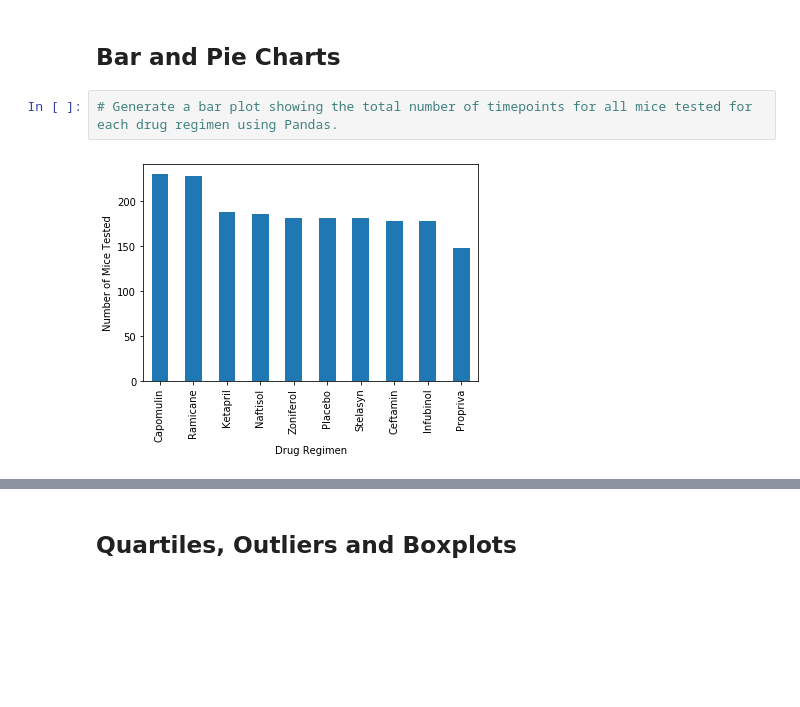
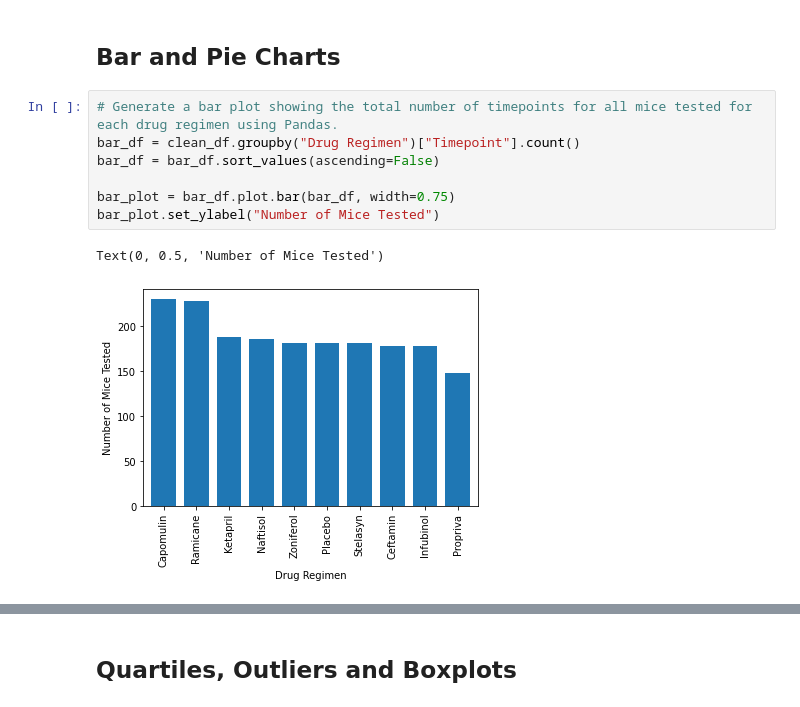
Before and after one commit to VincentGordon-Data-Analyst/matplotlib-challenge, a Jupyter notebook: Pymaceuticals/pymaceuticals_starter.ipynb, the cells around one changed output, grey strips where cells are left out. Cells and saved outputs as stored; diff of their text form; blank space fills up the shorter version.

Commit message:
Add bar and pie charts

```diff
--- a/Pymaceuticals/pymaceuticals_starter.ipynb
+++ b/Pymaceuticals/pymaceuticals_starter.ipynb
@@ -145,7 +144,13 @@ clean_df.groupby("Drug Regimen")["Tumor Volume (mm3)"].agg(['mean', 'median', 'v
 ## Bar and Pie Charts
 # %%
 # Generate a bar plot showing the total number of timepoints for all mice tested for each drug regimen using Pandas.
+bar_df = clean_df.groupby("Drug Regimen")["Timepoint"].count()
+bar_df = bar_df.sort_values(ascending=False)
+
+bar_plot = bar_df.plot.bar(bar_df, width=0.75)
+bar_plot.set_ylabel("Number of Mice Tested")
 # %% [output]
+Text(0, 0.5, 'Number of Mice Tested')
-[figure, old version]
+[figure, new version]
 # %%
 # Generate a bar plot showing the total number of timepoints for all mice tested for each drug regimen using pyplot.
```
Also changed, not shown: parts of 5 cells of this notebook.
